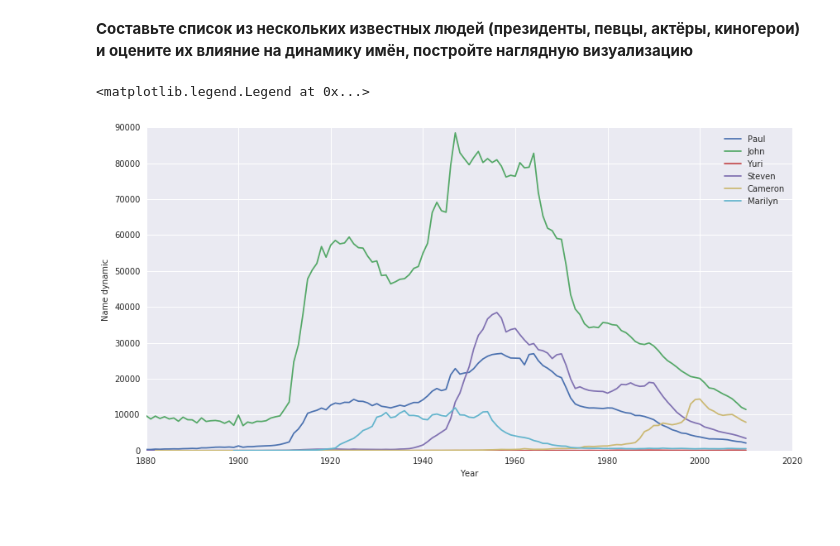
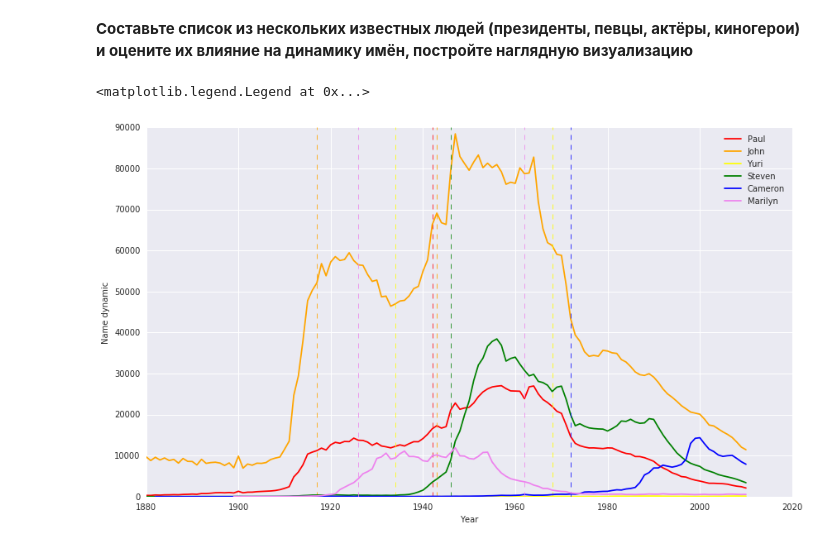
Before and after one commit to ChernetsovNG/otus_BigData, a Jupyter notebook: HW2/babynames_analysis.ipynb, the cells around one changed output. Saved outputs shown, nothing was run; the diff lists cells and outputs as text; code cells hidden in the pictures; blank space fills up the shorter version.

Commit message:
Добавлены на график годы жизни известного человека

```diff
--- a/HW2/babynames_analysis.ipynb
+++ b/HW2/babynames_analysis.ipynb
@@ -216,16 +216,25 @@ See the caveats in the documentation: http://pandas.pydata.org/pandas-docs/stabl
 # %%
 famous_names = ['Paul McCartney', 'John Kennedy', 'Yuri Gagarin', 'Steven Spielberg',
                'Cameron Diaz', 'Marilyn Monroe']
+colors = ['red', 'orange', 'yellow', 'green', 'blue', 'violet']
 
-fig, ax1 = plt.subplots(1,1, figsize=(14,7))
+# Годы жизни
+born_year = [1942, 1917, 1934, 1946, 1972, 1926]
+death_year = [0, 1943, 1968, 0, 0, 1962]
+
+fig, ax1 = plt.subplots(1,1, figsize=(14,8))
 
 ax1.set_xlabel('Year', fontsize = 10)
 ax1.set_ylabel('Name dynamic', fontsize = 10)
 
-for famous_name in famous_names:
+# Отобразим динамику имени и (вертикальными линиями) годы жизни известного человека
+for index, famous_name in enumerate(famous_names):
     name = famous_name.split(' ')[0]  # Имя
-    ax1.plot(df[df['name'] == name].groupby('year').sum(), label = name)
+    ax1.plot(df[df['name'] == name].groupby('year').sum(), label = name, color=colors[index])
+    ax1.axvline(born_year[index], color=colors[index], linestyle='--', linewidth=0.8)
+    if death_year[index] > 0:
+        ax1.axvline(death_year[index], color=colors[index], linestyle='--', linewidth=0.8)
 ax1.legend(loc=1, fontsize=10, frameon=False)
 # %% [output]
 <matplotlib.legend.Legend at 0x...>
-[figure, old version]
+[figure, new version]
```
Also changed, not shown: parts of 2 cells of this notebook.
